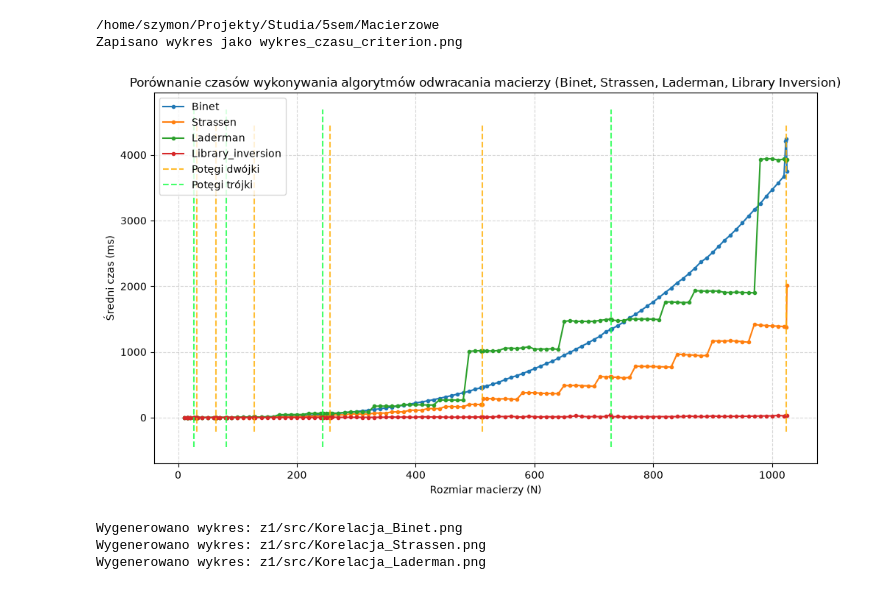
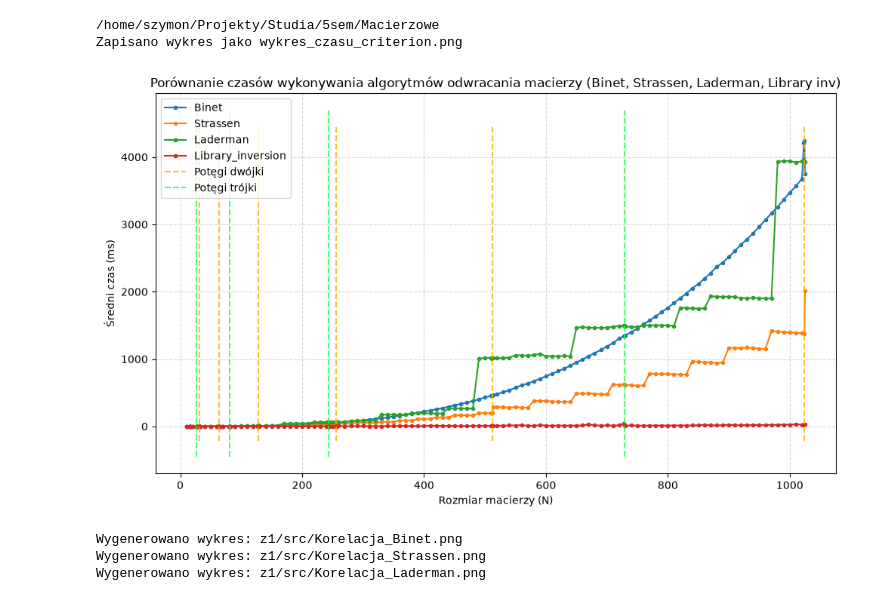
Before and after one commit to Szymbuk/Algorytmy_Macierzowe, a Jupyter notebook: z2/src/result_visualization_inversion.ipynb, the cells around one changed output. Saved outputs shown, nothing was run; the diff lists cells and outputs as text; code cells hidden in the pictures.

```diff
--- a/z2/src/result_visualization_inversion.ipynb
+++ b/z2/src/result_visualization_inversion.ipynb
@@ -90,35 +90,35 @@ df = pd.DataFrame(data)
 #Pivotowanie tabeli - żeby każdy algorytm miał własną kolumnę, a wierszem był rozmiar N
 df_wykres = df.pivot(index="N", columns="Algorytm", values="Czas_ms").reset_index()
 
 # Sortowanie po rozmiarze N rosnąco
 df_wykres = df_wykres.sort_values(by="N")
 
 
 
 # --- Opcjonalnie: Szybkie wygenerowanie wykresu prosto z tych danych ---
 plt.figure(figsize=(10, 6))
 for alg in ["Binet", "Strassen", "Laderman", "Library_inversion"]:
     # dropna() zabezpiecza nas na wypadek braku jakiegoś pojedynczego pomiaru
     plt.plot(df_wykres["N"], df_wykres[alg], label=alg, marker='.', linestyle='-')
 
 ax = plt.gca()
 
 plt.vlines(power_of_two_sizes, ymin=ax.get_ylim()[0], ymax=ax.get_ylim()[1], colors='#FFAE00',label='Potęgi dwójki', linestyles='dashed', alpha=0.8)
 plt.vlines(power_of_three_sizes, ymin=ax.get_ylim()[0], ymax=ax.get_ylim()[1], colors='#17FF46',label='Potęgi trójki', linestyles='dashed', alpha=0.8)
 #plt.yscale('log') # Skala logarytmiczna dla osi Y pokaże uskoki
-plt.title('Porównanie czasów wykonywania algorytmów odwracania macierzy (Binet, Strassen, Laderman, Library Inversion)')
+plt.title('Porównanie czasów wykonywania algorytmów odwracania macierzy (Binet, Strassen, Laderman, Library inv)')
 plt.xlabel('Rozmiar macierzy (N)')
 plt.ylabel('Średni czas (ms)')
 plt.legend()
 plt.grid(True, which="both", ls="--", alpha=0.5)
 plt.tight_layout()
 plt.savefig('z2/src/plots/porównanie_czasów_inversion.png', dpi=300)
 print("Zapisano wykres jako wykres_czasu_criterion.png")
 plt.show()
 # %% [output]
 /home/szymon/Projekty/Studia/5sem/Macierzowe
 Zapisano wykres jako wykres_czasu_criterion.png
-[figure, old version]
+[figure, new version]
 # %%
 # 1. Wczytanie tabeli z czasami (wygenerowanej z JSON-ów Criteriona)
 df_czas = df
```
Also changed, not shown: parts of 1 cell of this notebook, 2 other files.
